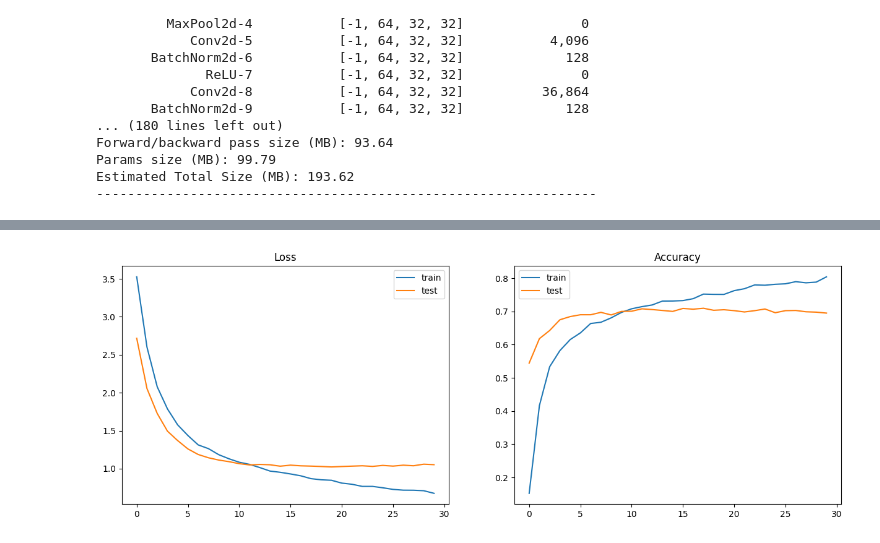
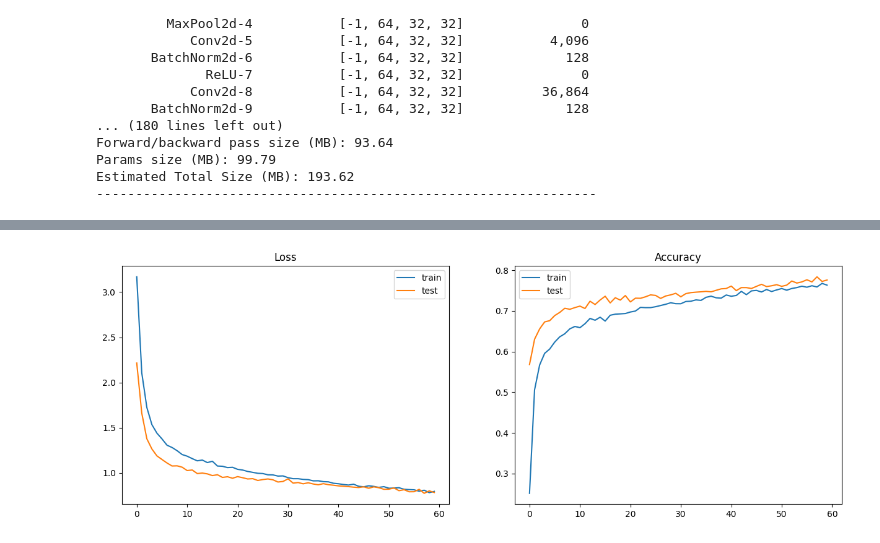
Before and after one commit to EvgenVer/ml_course, a Jupyter notebook: homeworks/lab02_deep_learning/Lab2_DL_parts_5.ipynb, the cells around one changed output, grey strips where cells are left out. Saved outputs shown, nothing was run; the diff lists cells and outputs as text; code cells hidden in the pictures.

```diff
--- a/homeworks/lab02_deep_learning/Lab2_DL_parts_5.ipynb
+++ b/homeworks/lab02_deep_learning/Lab2_DL_parts_5.ipynb
@@ -88,25 +88,26 @@ transformer = transforms.Compose([
     transforms.Normalize(image_mean, image_std)
 ])
 transformer_augmented = transforms.Compose([
-    transforms.RandomRotation((-5, 5)),
-    transforms.RandomCrop(72, 72),
-    transforms.RandomEqualize(p=0.3),
+    transforms.RandomRotation((-15, 15)),
+    #transforms.RandomCrop(96, 96),
+    transforms.RandomEqualize(p=0.5),
     transforms.RandomAutocontrast(p=0.5),
+    transforms.RandomHorizontalFlip(p=0.5),
     transforms.Resize((SIZE_H, SIZE_W)),
     transforms.ToTensor(),
     transforms.Normalize(image_mean, image_std)
 ])
 # %%
-# dataset = torchvision.datasets.ImageFolder(os.path.join(DATA_PATH, 'train'), transform=transformer)
-# dataset_aug = torchvision.datasets.ImageFolder(os.path.join(DATA_PATH, 'train'), transform=transformer_augmented)
+dataset = torchvision.datasets.ImageFolder(os.path.join(DATA_PATH, 'train'), transform=transformer)
+dataset_aug = torchvision.datasets.ImageFolder(os.path.join(DATA_PATH, 'train'), transform=transformer_augmented)
 # %%
-# train_dataset_or, val_dataset_or = torch.utils.data.random_split(dataset=dataset, lengths=(0.7, 0.3))
-# train_dataset_aug, val_dataset_aug = torch.utils.data.random_split(dataset=dataset_aug, lengths=(0.7, 0.3))
-# train_dataset = train_dataset_or + train_dataset_aug
-# val_dataset = val_dataset_or + val_dataset_aug
+train_dataset_or, val_dataset_or = torch.utils.data.random_split(dataset=dataset, lengths=(0.75, 0.25))
+train_dataset_aug, val_dataset_aug = torch.utils.data.random_split(dataset=dataset_aug, lengths=(0.75, 0.25))
+train_dataset = train_dataset_or + train_dataset_aug
+val_dataset = val_dataset_or + val_dataset_aug
 # %%
-dataset = torchvision.datasets.ImageFolder(os.path.join(DATA_PATH, 'train'), transform=transformer)
-train_dataset, val_dataset = torch.utils.data.random_split(dataset=dataset, lengths=(0.75, 0.25))
+# dataset = torchvision.datasets.ImageFolder(os.path.join(DATA_PATH, 'train'), transform=transformer)
+# train_dataset, val_dataset = torch.utils.data.random_split(dataset=dataset, lengths=(0.75, 0.25))
 # %%
 label = dict()
 
@@ -565,7 +570,7 @@ checkpoint_path = 'model_resnet_18_finetune.ckpt'
 
 train_loss, test_loss, train_metric, test_metric = train_eval_model(model=model_resnet50, loss_func=criterion, opt=opt,
                                                                     metric=metric, train_loader=train_loader,
-                                                                    val_loader=val_loader, n_epochs=30, checkpoint_path=checkpoint_path)
+                                                                    val_loader=val_loader, n_epochs=60, checkpoint_path=checkpoint_path)
 plot_train_process(train_loss, test_loss, train_metric, test_metric)
 
 
@@ -596 +601 @@ test metric: 0.695
-[figure, old version]
+[figure, new version]
```
Also changed, not shown: parts of 6 cells of this notebook.
